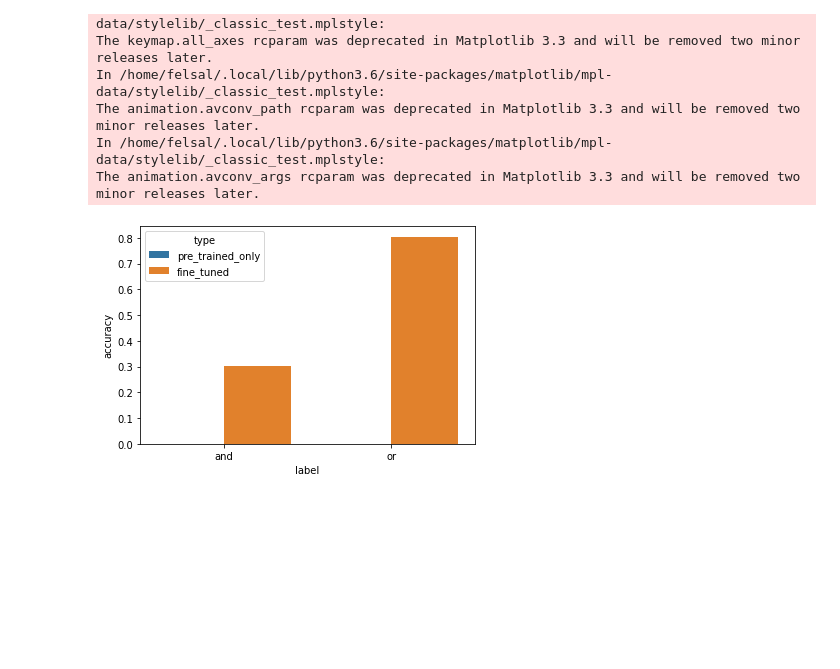
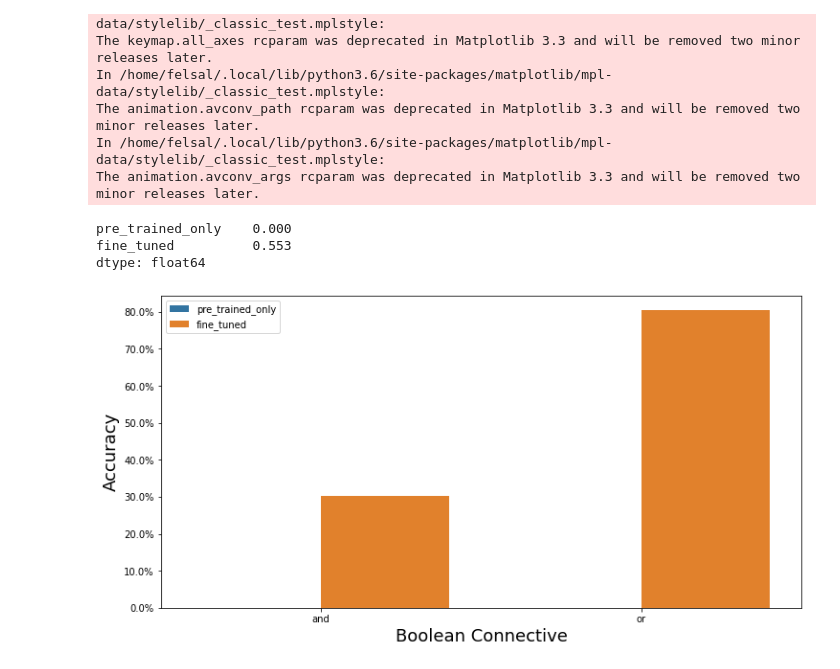
Before and after one commit to felipessalvatore/InferenceLanguageModels, a Jupyter notebook: NEW_check_results.ipynb, the cells around one changed output. Drawn from its saved outputs; the diff is of its cells as text; code cells hidden in the pictures; blank space fills up the shorter version.

Commit message:
add new plots

```diff
--- a/NEW_check_results.ipynb
+++ b/NEW_check_results.ipynb
@@ -28,22 +30,48 @@ def combine(df_g):
         fr.loc[:,"type"] = name
         frames.append(fr)
     return pd.concat(frames).reset_index(drop=True)
+
+def f_percentage(x, pos):
+    """
+    Adds percentage sign to plot ticks.
+    """
+
+    return '{:.1%}'.format(x)
+
+y_axis_formatter = FuncFormatter(f_percentage)
 # %%
 df1 = pd.read_csv("results/BC_basic.csv")
 df1 = df1[["label",
         "bert_base_uncased_pre_trained",
         "bert_base_uncased_fine_tuned"]]
 
 df1 = df1.rename(columns={"bert_base_uncased_pre_trained":"pre_trained_only",
                           "bert_base_uncased_fine_tuned":"fine_tuned"})
 
 df1.loc[:, "fine_tuned"] = df1.fine_tuned.where(df1.fine_tuned ==1, 0)
 df1.loc[:, "pre_trained_only"] = df1.pre_trained_only.where(df1.pre_trained_only ==1, 0)
+print(df1.mean())
+
 df1_g = combine(df1.groupby("label").mean())
 
-sns.barplot(x="label", y="accuracy", hue="type", data=df1_g);
+figsize = (12,6)
+xlabel = "Boolean Connective"
+ylabel = "Accuracy"
+path = "img/MI_Boolean_acc.png"
+
+fig, ax = plt.subplots(1, 1, figsize=figsize)
+sns.barplot(x="label", y="accuracy", hue="type", data=df1_g,ax=ax);
+ax.set_xlabel(xlabel, fontsize=18)
+ax.set_ylabel(ylabel, fontsize=18)
+ax.yaxis.set_major_formatter(FuncFormatter(y_axis_formatter))
+plt.xticks(rotation=0)
+ax.legend(loc="best")
+plt.savefig(path, bbox_inches='tight', pad_inches=0.5)
 # %% [output]
+pre_trained_only    0.000
+fine_tuned          0.553
+dtype: float64
-[figure, old version]
+[figure, new version]
 # %%
 df2 = pd.read_csv("results/Q_basic.csv")
 df2 = df2[["label",
```
Also changed, not shown: parts of 3 cells of this notebook, 5 other files.
